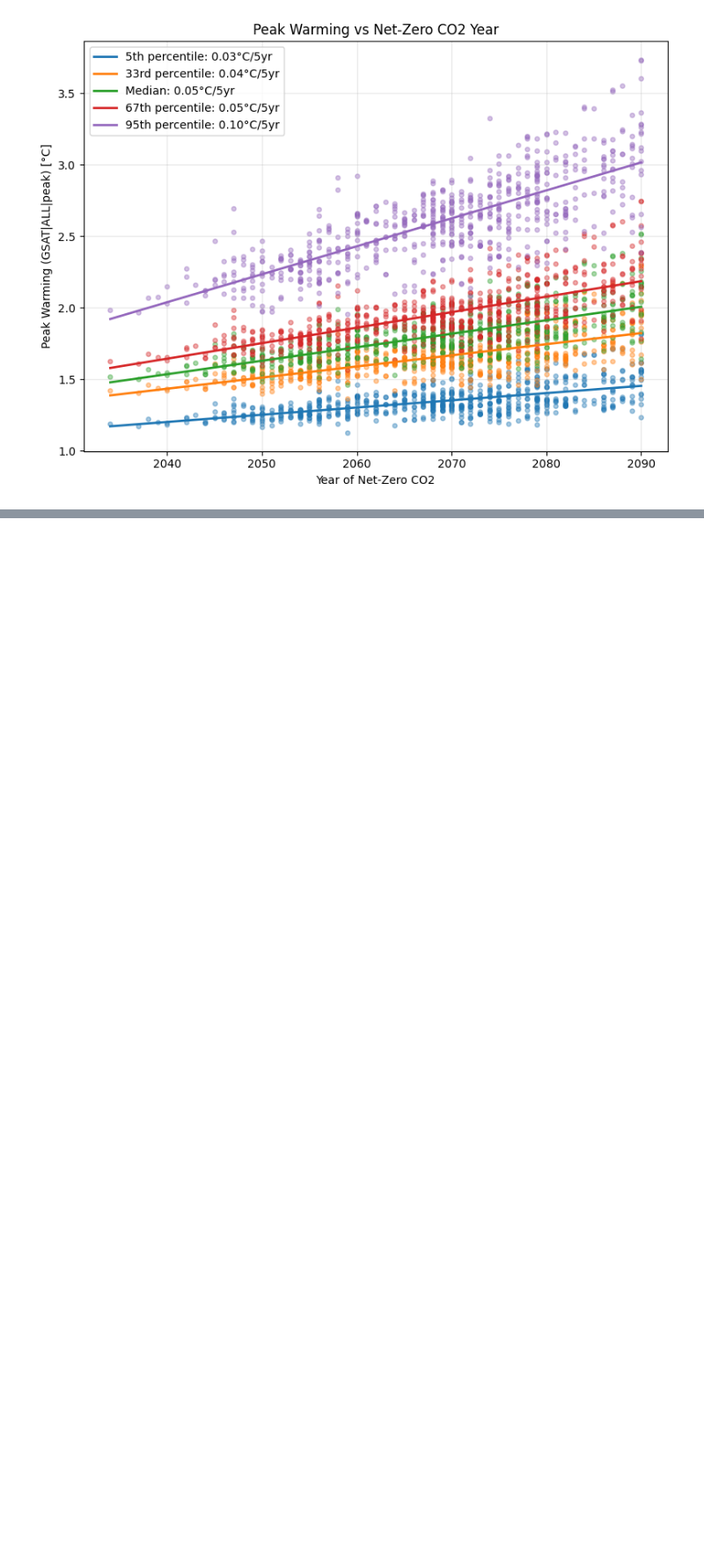
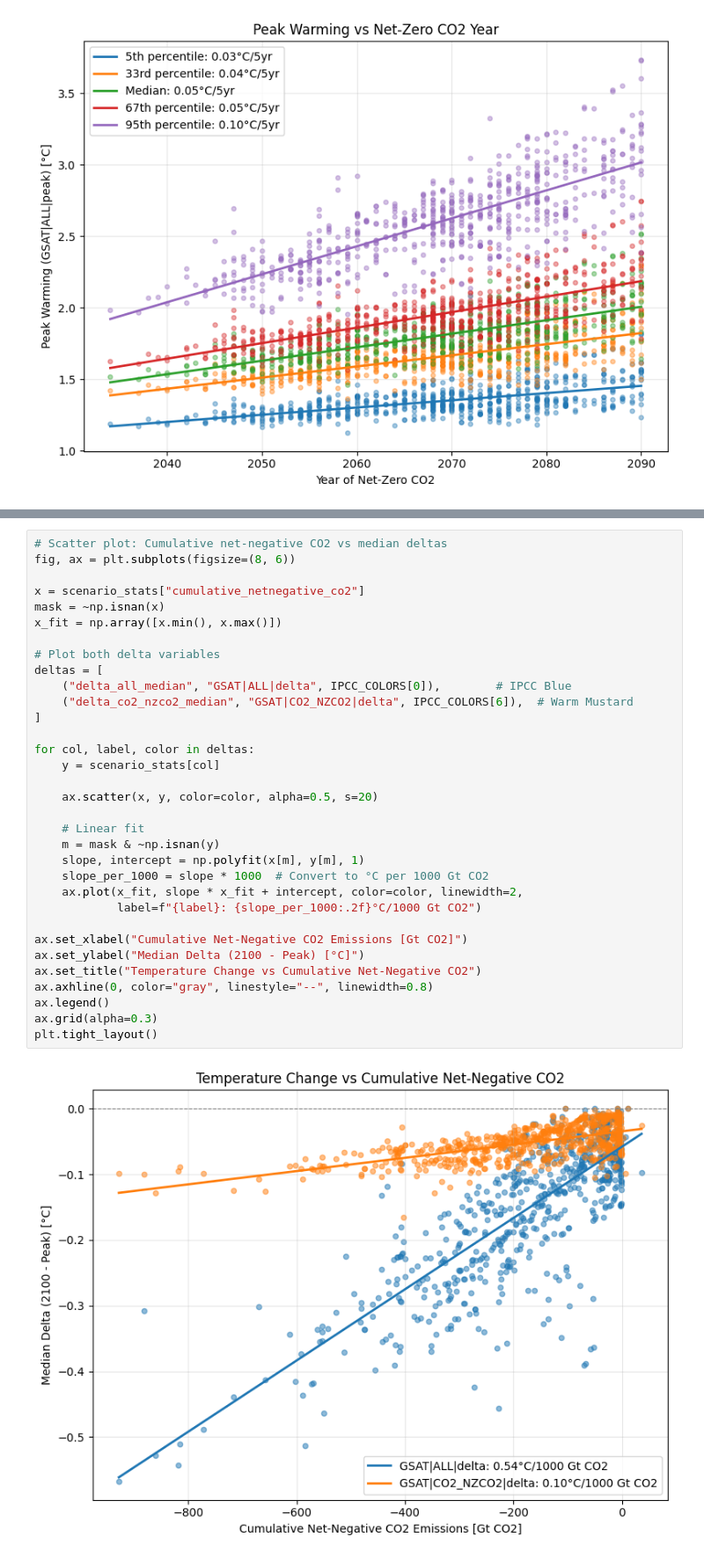
Before and after one commit to gaurav-ganti/netzero_assessment, a Jupyter notebook: analysis/504_peak_warming_vs_netzero.ipynb, the cells around one changed output, grey strips where cells are left out. Shown at 88% size. Cells and saved outputs as stored; diff of their text form; blank space fills up the shorter version.

```diff
--- a/analysis/504_peak_warming_vs_netzero.ipynb
+++ b/analysis/504_peak_warming_vs_netzero.ipynb
@@ -99,0 +116,35 @@ plt.tight_layout()
+# %%
+# Scatter plot: Cumulative net-negative CO2 vs median deltas
+fig, ax = plt.subplots(figsize=(8, 6))
+
+x = scenario_stats["cumulative_netnegative_co2"]
+mask = ~np.isnan(x)
+x_fit = np.array([x.min(), x.max()])
+
+# Plot both delta variables
+deltas = [
+    ("delta_all_median", "GSAT|ALL|delta", IPCC_COLORS[0]),        # IPCC Blue
+    ("delta_co2_nzco2_median", "GSAT|CO2_NZCO2|delta", IPCC_COLORS[6]),  # Warm Mustard
+]
+
+for col, label, color in deltas:
+    y = scenario_stats[col]
+
+    ax.scatter(x, y, color=color, alpha=0.5, s=20)
+
+    # Linear fit
+    m = mask & ~np.isnan(y)
+    slope, intercept = np.polyfit(x[m], y[m], 1)
+    slope_per_1000 = slope * 1000  # Convert to °C per 1000 Gt CO2
+    ax.plot(x_fit, slope * x_fit + intercept, color=color, linewidth=2,
+            label=f"{label}: {slope_per_1000:.2f}°C/1000 Gt CO2")
+
+ax.set_xlabel("Cumulative Net-Negative CO2 Emissions [Gt CO2]")
+ax.set_ylabel("Median Delta (2100 - Peak) [°C]")
+ax.set_title("Temperature Change vs Cumulative Net-Negative CO2")
+ax.axhline(0, color="gray", linestyle="--", linewidth=0.8)
+ax.legend()
+ax.grid(alpha=0.3)
+plt.tight_layout()
+# %% [output]
+[figure, added]
```
Also changed, not shown: parts of 3 cells of this notebook.
